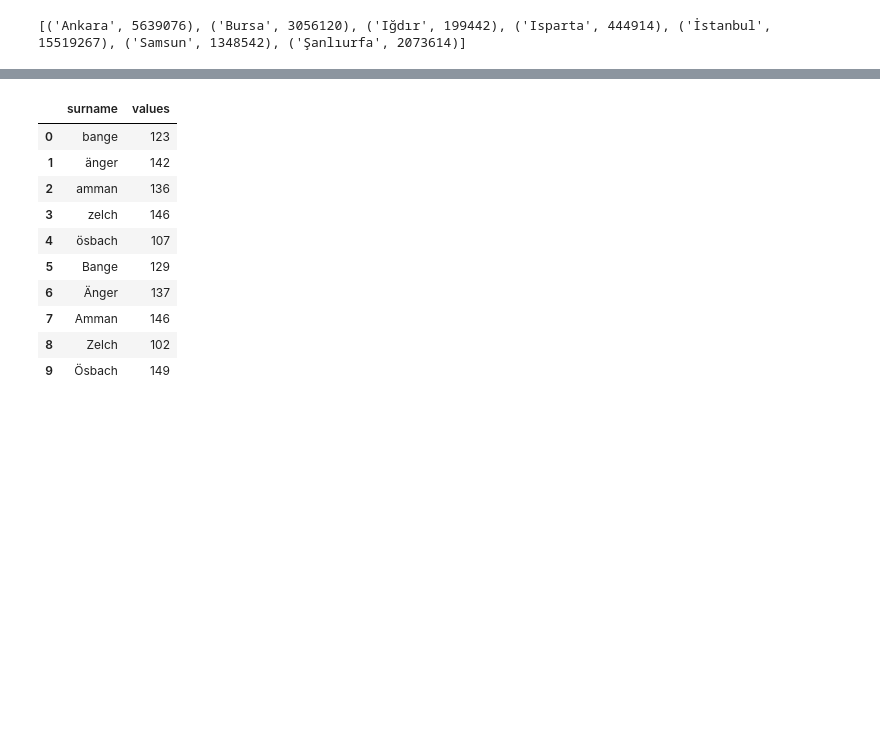
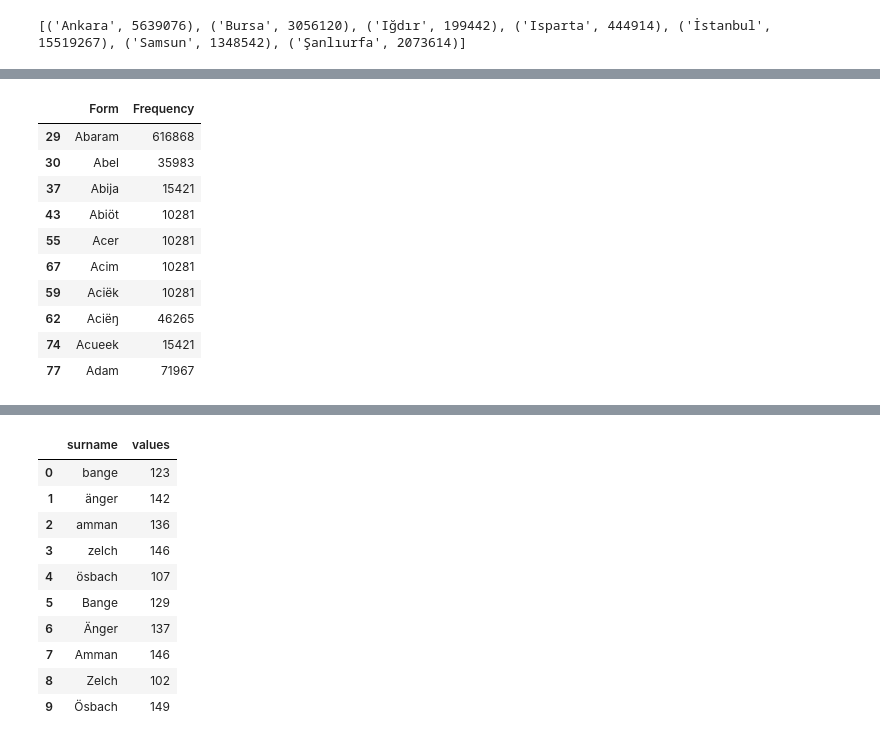
Before and after one commit to enabling-languages/python-i18n, a Jupyter notebook: notebooks/Collation.ipynb, the cells around one changed output, grey strips where cells are left out. Cells and saved outputs as stored; diff of their text form; code cells hidden in the pictures; blank space fills up the shorter version.

```diff
--- a/notebooks/Collation.ipynb
+++ b/notebooks/Collation.ipynb
@@ -956,0 +961,15 @@ df.head(15)
+# %%
+df_sorted = df.sort_values("Form")
+df_sorted.head(10)
+# %% [output]
+|  | Form | Frequency |
+| 29 | Abaram | 616868 |
+| 30 | Abel | 35983 |
+| 37 | Abija | 15421 |
+| 43 | Abiöt | 10281 |
+| 55 | Acer | 10281 |
+| 67 | Acim | 10281 |
+| 59 | Aciëk | 10281 |
+| 62 | Aciëŋ | 46265 |
+| 74 | Acueek | 15421 |
+| 77 | Adam | 71967 |
```
Also changed, not shown: parts of 21 cells of this notebook.
